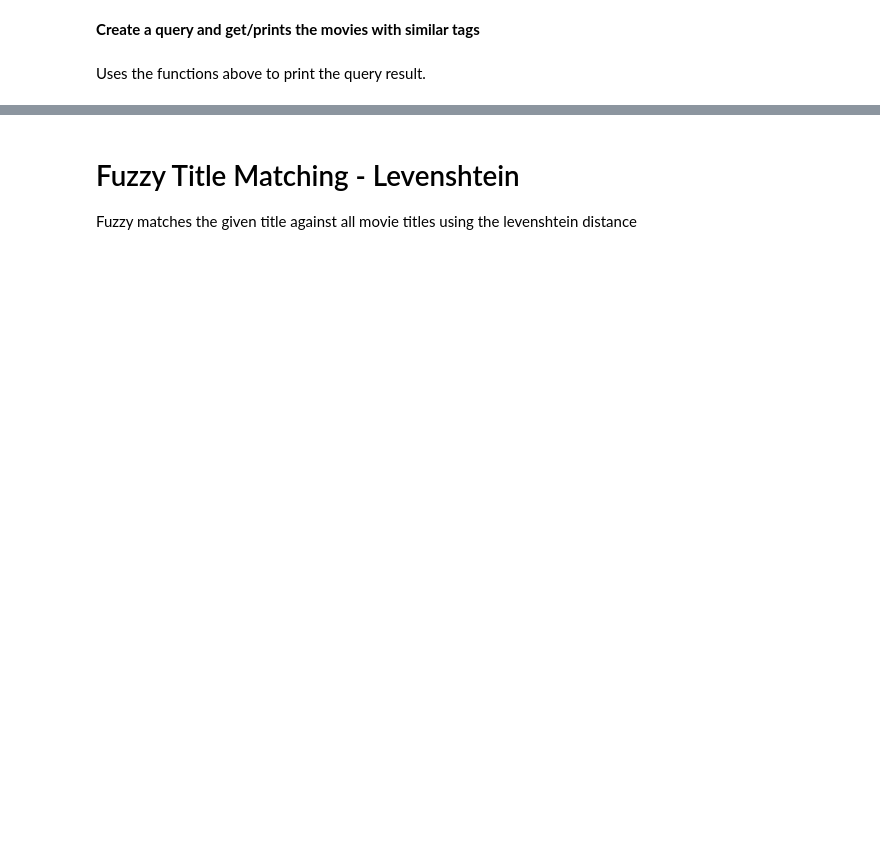
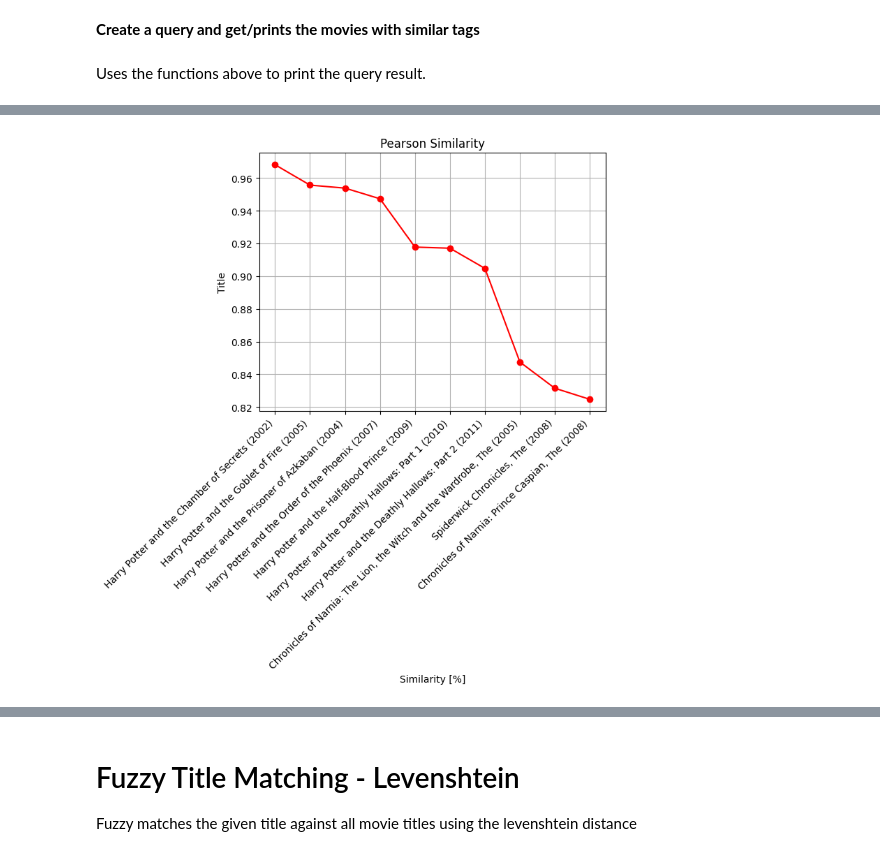
Before and after one commit to Dracacula/AIR-Recommender-G20, a Jupyter notebook: Movie Recommender.ipynb, the cells around one changed output, grey strips where cells are left out. Saved outputs shown, nothing was run; the diff lists cells and outputs as text; code cells hidden in the pictures; blank space fills up the shorter version.

```diff
--- a/Movie Recommender.ipynb
+++ b/Movie Recommender.ipynb
@@ -259,0 +369,14 @@ PrintPearsonCorrelation(similarPearsonMovies)
+# %%
+#Pearson Similarity
+similarPearsonMovies = GetTopTagsPearsonCorrelation(count, movies, query)
+similarities = GetPlotData(similarPearsonMovies.items())
+
+plt.grid()
+plt.plot(similarities[0], similarities[1], marker='o', color="r")
+plt.xticks(ha='right', rotation=45)
+plt.xlabel("Similarity [%]")
+plt.ylabel("Title")
+plt.title("Pearson Similarity")
+plt.show()
+# %% [output]
+[figure, added]
```
Also changed, not shown: parts of 28 cells of this notebook.
